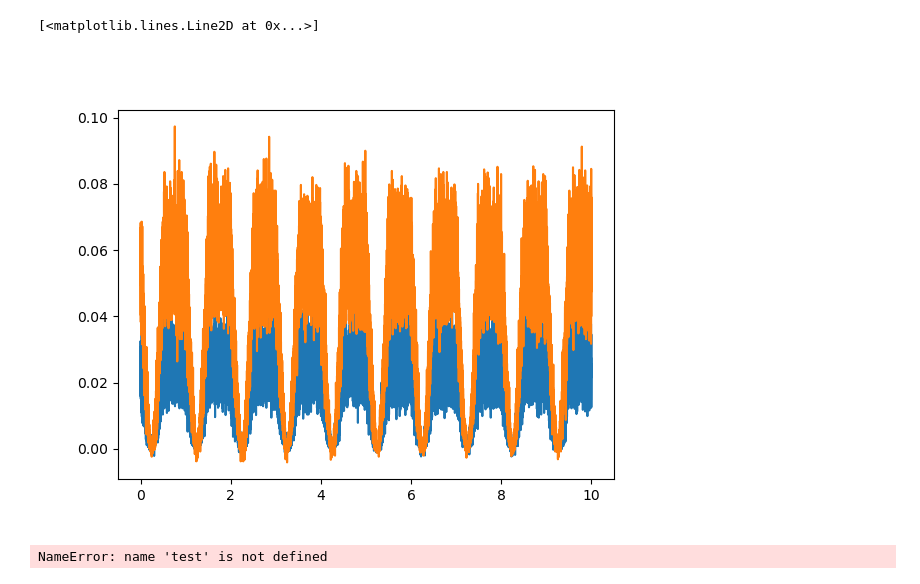
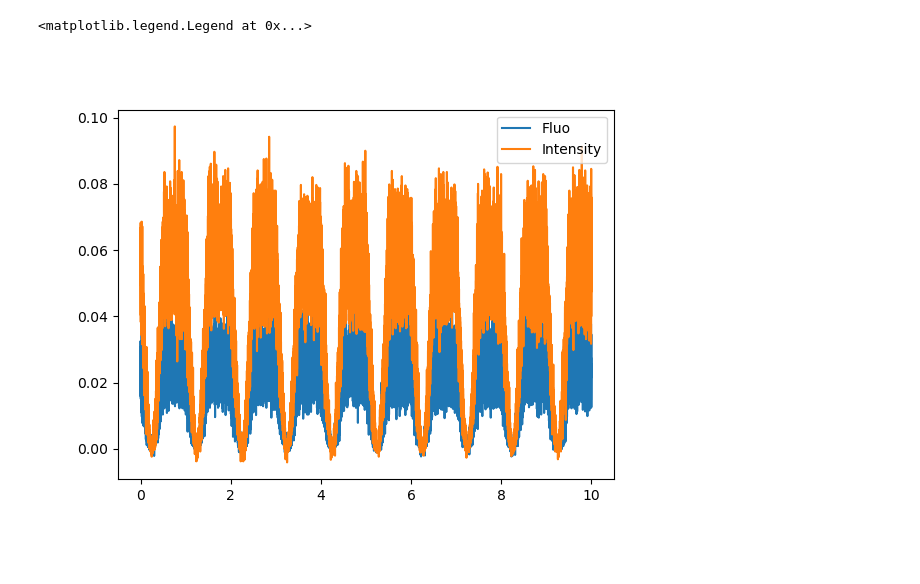
Before and after one commit to orlandomarcelo/DREAM_repo, a Jupyter notebook: Notebooks/DREAM_microscope.ipynb, the cells around one changed output. Cells and saved outputs as stored; diff of their text form; code cells hidden in the pictures.

```diff
--- a/Notebooks/DREAM_microscope.ipynb
+++ b/Notebooks/DREAM_microscope.ipynb
@@ -16,11 +16,8 @@ output = pd.read_csv(list_output[0])
 # %%
 fig, ax = plt.subplots()
 ax.plot(output["time"], output["Fluo"], label="Fluo")
 ax.plot(output["time"], output["Intensity"], label="Intensity")
+ax.legend()
 # %% [output]
-[<matplotlib.lines.Line2D at 0x...>]
+<matplotlib.legend.Legend at 0x...>
-[figure, old version]
+[figure, new version]
-# %%
-test
-# %% [output]
-NameError: name 'test' is not defined
```
Also changed, not shown: parts of 1 cell of this notebook, 38 other files.
